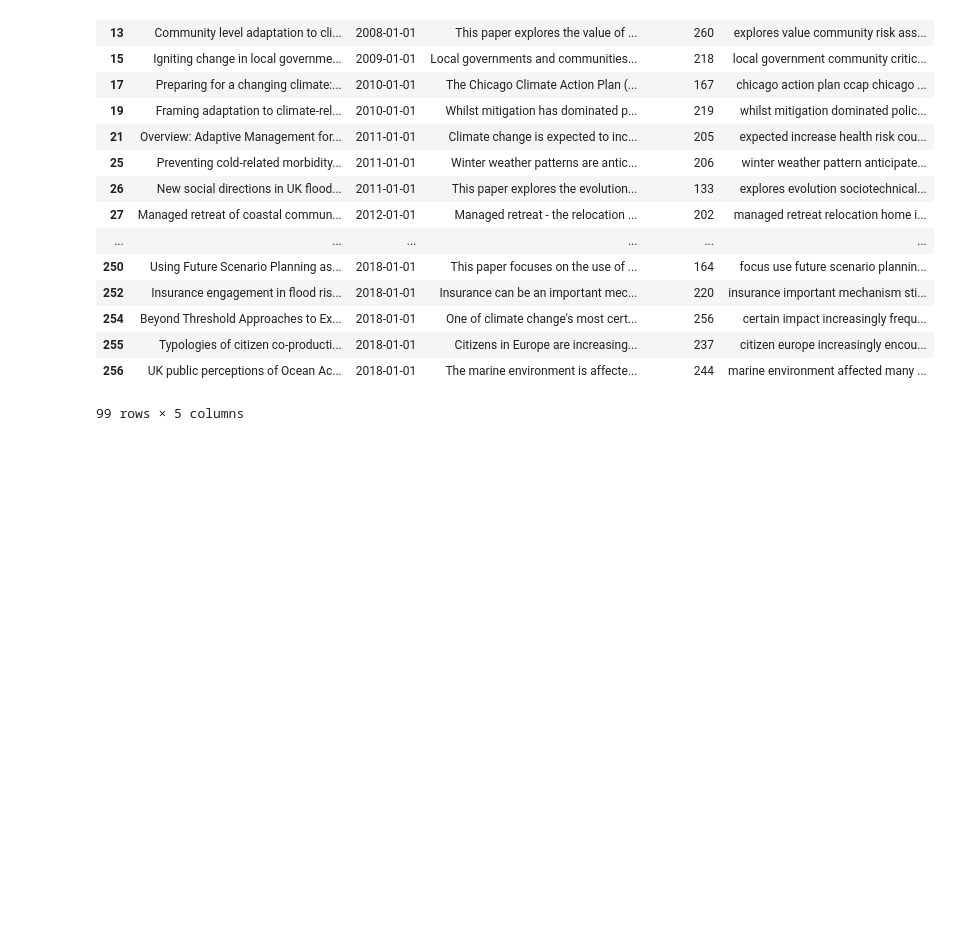
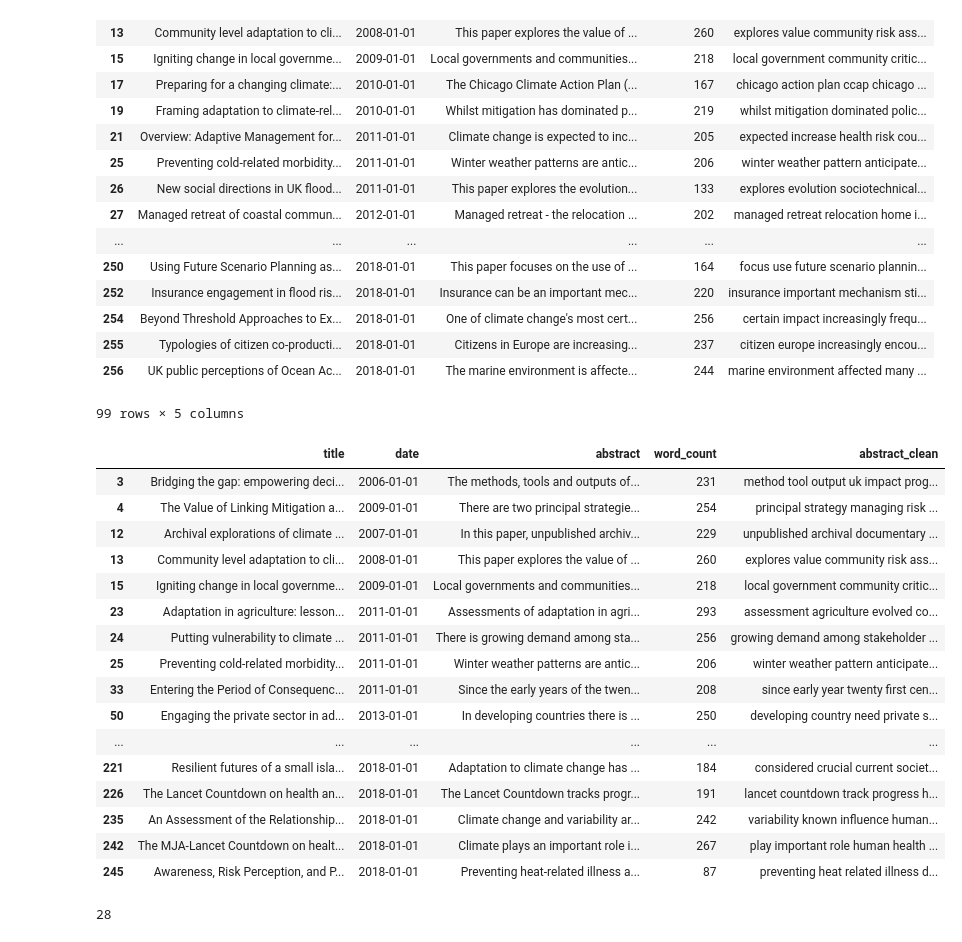
Before and after one commit to urschrei/WIREs, a Jupyter notebook: WIREs.ipynb, the cells around one changed output. Cells and saved outputs as stored; diff of their text form; code cells hidden in the pictures; blank space fills up the shorter version.

```diff
--- a/WIREs.ipynb
+++ b/WIREs.ipynb
@@ -649,3 +673,27 @@ df[df["abstract"].str.contains("risk")]
 | 255 | Typologies of citizen co-producti... | 2018-01-01 | Citizens in Europe are increasing... | 237 | citizen europe increasingly encou... |
 | 256 | UK public perceptions of Ocean Ac... | 2018-01-01 | The marine environment is affecte... | 244 | marine environment affected many ... |
 99 rows × 5 columns
+# %%
+df[df["abstract"].str.contains("vulnerability")]
+# %% [output]
+|  | title | date | abstract | word_count | abstract_clean |
+| 3 | Bridging the gap: empowering deci... | 2006-01-01 | The methods, tools and outputs of... | 231 | method tool output uk impact prog... |
+| 4 | The Value of Linking Mitigation a... | 2009-01-01 | There are two principal strategie... | 254 | principal strategy managing risk ... |
+| 12 | Archival explorations of climate ... | 2007-01-01 | In this paper, unpublished archiv... | 229 | unpublished archival documentary ... |
+| 13 | Community level adaptation to cli... | 2008-01-01 | This paper explores the value of ... | 260 | explores value community risk ass... |
+| 15 | Igniting change in local governme... | 2009-01-01 | Local governments and communities... | 218 | local government community critic... |
+| 23 | Adaptation in agriculture: lesson... | 2011-01-01 | Assessments of adaptation in agri... | 293 | assessment agriculture evolved co... |
+| 24 | Putting vulnerability to climate ... | 2011-01-01 | There is growing demand among sta... | 256 | growing demand among stakeholder ... |
+| 25 | Preventing cold-related morbidity... | 2011-01-01 | Winter weather patterns are antic... | 206 | winter weather pattern anticipate... |
+| 33 | Entering the Period of Consequenc... | 2011-01-01 | Since the early years of the twen... | 208 | since early year twenty first cen... |
+| 50 | Engaging the private sector in ad... | 2013-01-01 | In developing countries there is ... | 250 | developing country need private s... |
+| ... | ... | ... | ... | ... | ... |
+| 221 | Resilient futures of a small isla... | 2018-01-01 | Adaptation to climate change has ... | 184 | considered crucial current societ... |
+| 226 | The Lancet Countdown on health an... | 2018-01-01 | The Lancet Countdown tracks progr... | 191 | lancet countdown track progress h... |
+| 235 | An Assessment of the Relationship... | 2018-01-01 | Climate change and variability ar... | 242 | variability known influence human... |
+| 242 | The MJA-Lancet Countdown on healt... | 2018-01-01 | Climate plays an important role i... | 267 | play important role human health ... |
+| 245 | Awareness, Risk Perception, and P... | 2018-01-01 | Preventing heat-related illness a... | 87 | preventing heat related illness d... |
+# %%
+len(df[df["abstract"].str.contains("vulnerability")])
+# %% [output]
+28
```
Also changed, not shown: parts of 14 cells of this notebook.
